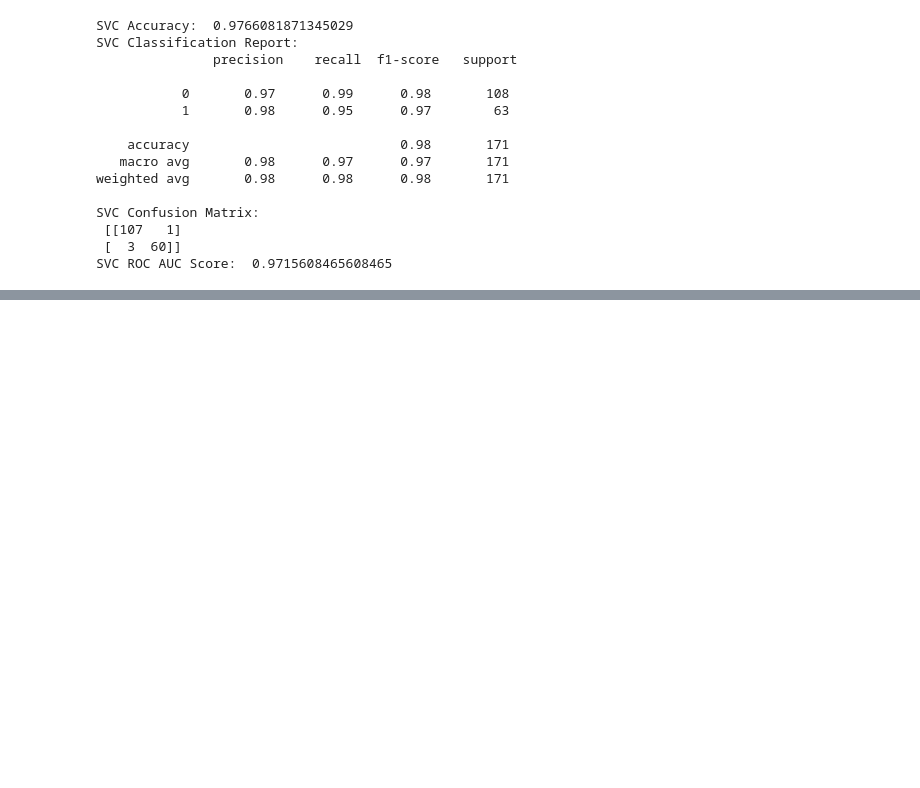
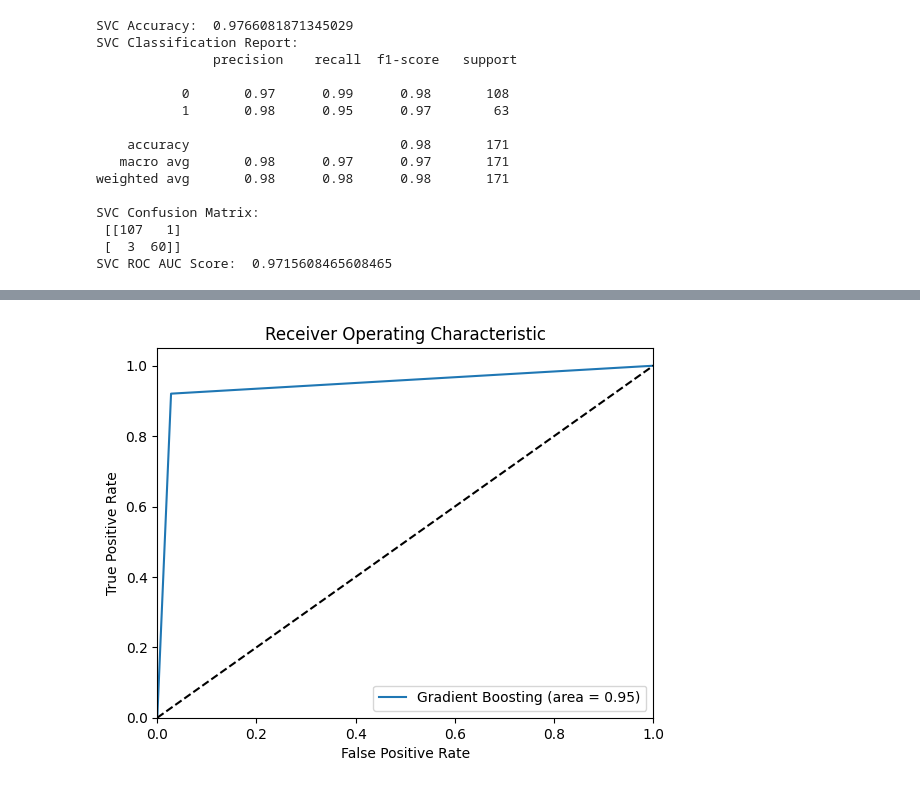
Before and after one commit to devanshis12/mlcb-bc-detection, a Jupyter notebook: bc_model.ipynb, the cells around one changed output, grey strips where cells are left out. Cells and saved outputs as stored; diff of their text form; code cells hidden in the pictures; blank space fills up the shorter version.

```diff
--- a/bc_model.ipynb
+++ b/bc_model.ipynb
@@ -514,0 +767,5 @@ SVC ROC AUC Score:  0.9715608465608465
+# %%
+# Gradient Boosting
+plot_roc_curve(y_test, y_pred, 'Gradient Boosting')
+# %% [output]
+[figure, added]
```
Also changed, not shown: parts of 23 cells of this notebook.
